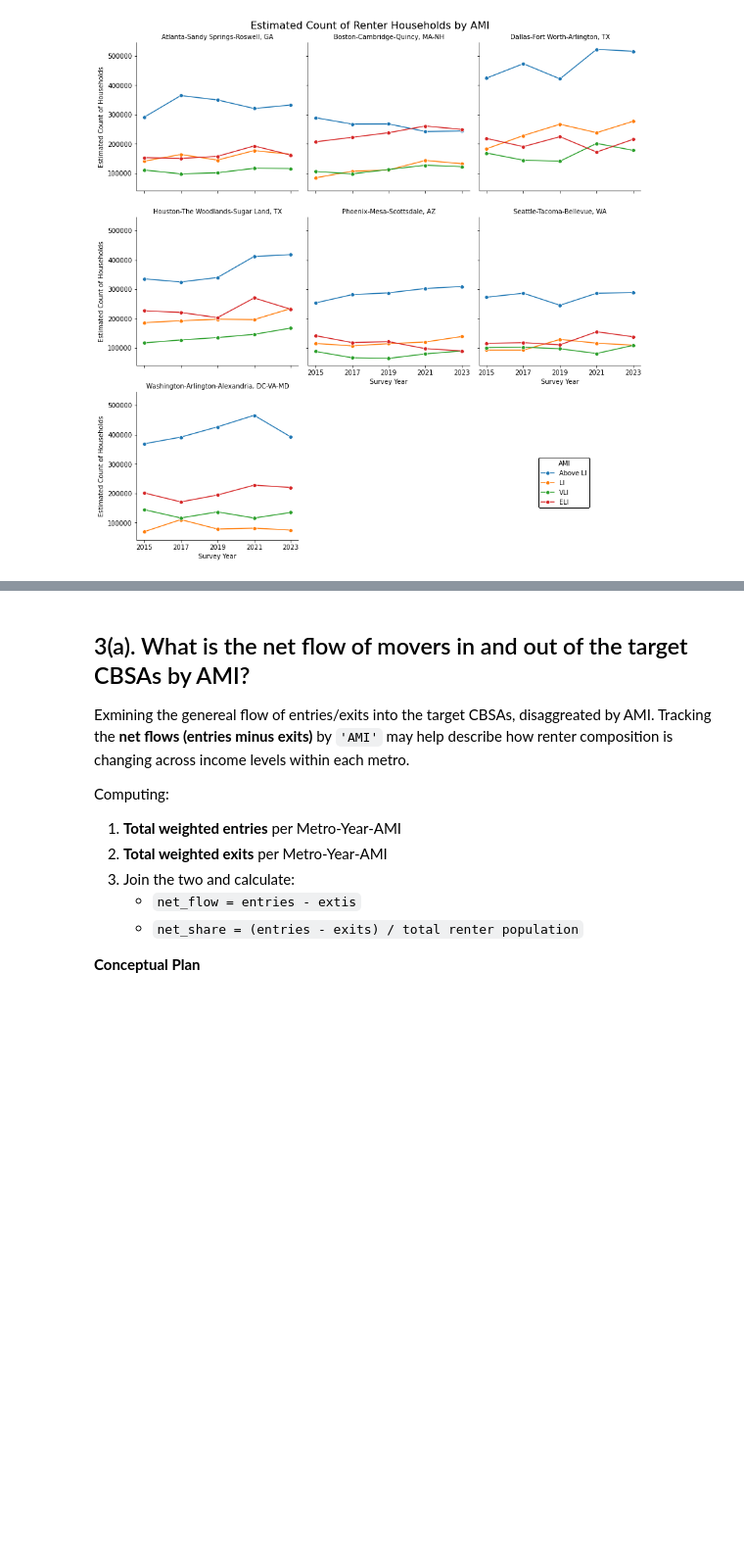
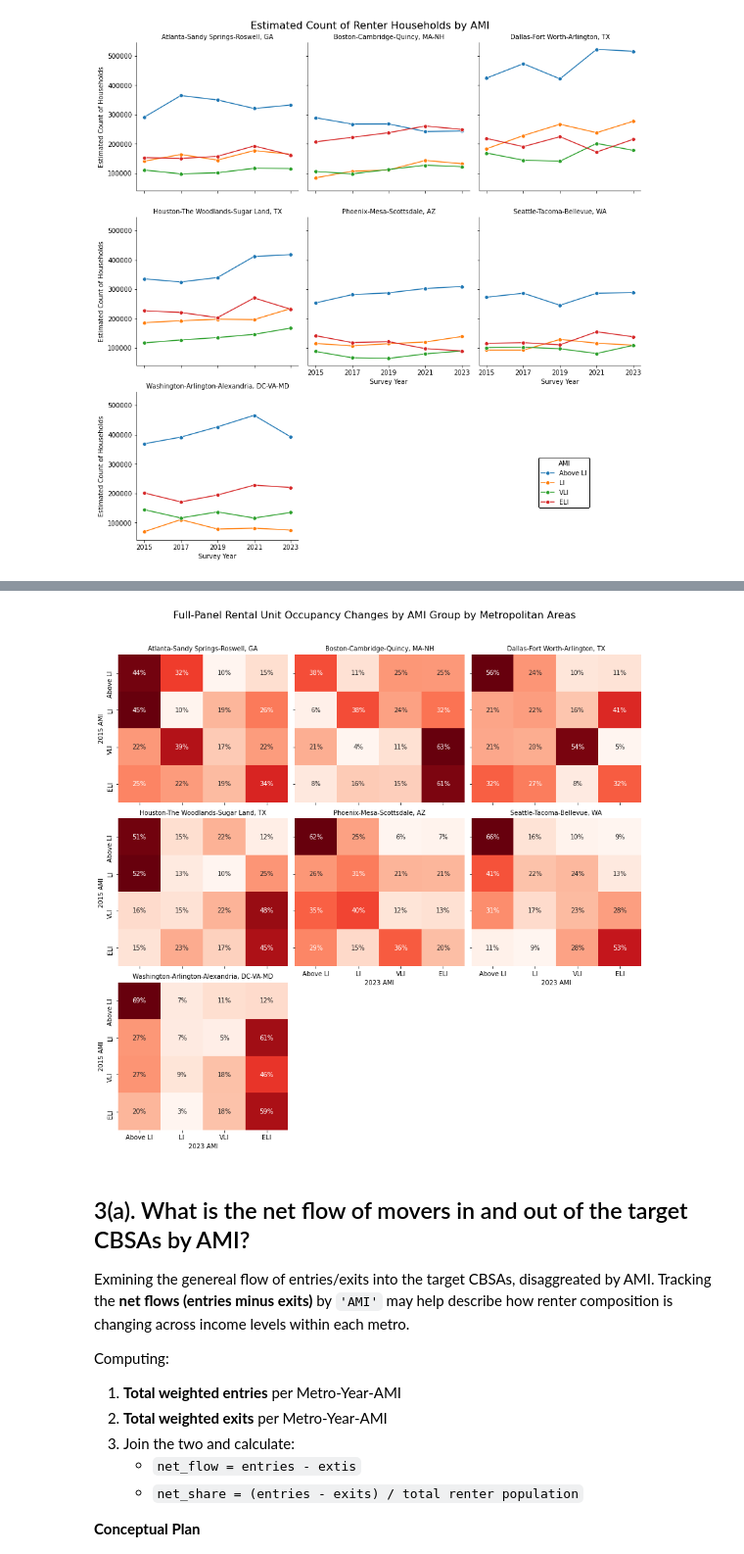
Before and after one commit to ZachMcrae-GT/ahs_analysis, a Jupyter notebook: notebooks/Analysis_Public.ipynb, the cells around one changed output, grey strips where cells are left out. Shown at 98% size. Drawn from its saved outputs; the diff is of its cells as text; code cells hidden in the pictures; blank space fills up the shorter version.

```diff
--- a/notebooks/Analysis_Public.ipynb
+++ b/notebooks/Analysis_Public.ipynb
@@ -524,3 +683,67 @@ plt.show()
+# %%
+#Metro-level transitions
+metro_transitions_full = (
+    stable_full
+    .groupby(['Metro', 'AMI_15', 'AMI_23'])['WEIGHT_23']
+    .sum()
+    .reset_index(name='weighted_count')
+)
+# %%
+#Calculate share within each (Metro, AMI_15) group
+metro_transitions_full['total'] = metro_transitions_full.groupby(['Metro', 'AMI_15'])['weighted_count'].transform('sum')
+metro_transitions_full['share'] = metro_transitions_full['weighted_count'] / metro_transitions_full['total']
+# %%
+#Ensure categorical AMI order
+metro_transitions_full['AMI_15'] = pd.Categorical(metro_transitions_full['AMI_15'], categories=ami_order, ordered=True)
+metro_transitions_full['AMI_23'] = pd.Categorical(metro_transitions_full['AMI_23'], categories=ami_order, ordered=True)
+# %%
+#Plot via Heatmap
+g = sns.FacetGrid(
+    metro_transitions_full,
+    col='Metro',
+    col_wrap=3,
+    height=4,
+    sharex=True,
+    sharey=True
+)
+
+def heatmap(data, **kwargs):
+    pivot = data.pivot(index='AMI_15', columns='AMI_23', values='share').fillna(0)
+    pivot = pivot.reindex(index=ami_order, columns=ami_order)
+    sns.heatmap(
+        pivot,
+        annot=True,
+        fmt='.0%',
+        cmap='Reds',
+        cbar=False,
+        **kwargs
+    )
+
+g.map_dataframe(heatmap)
+g.set_titles('{col_name}')
+
+#Manually assign axis labels only where needed
+for i, ax in enumerate(g.axes.flatten()):
+    if i not in [0, 1, 2, 3]:  #Only keep x-labels on lower row except col 1+2 top
+        ax.set_xlabel('2023 AMI')
+    else:
+        ax.set_xlabel('')
+
+    if i not in [1, 2, 4, 5]:  #Only keep y-labels on leftmost column
+        ax.set_ylabel('2015 AMI')
+    else:
+        ax.set_ylabel('')
+
+#Adjust spacing and add shared title
+g.fig.subplots_adjust(top=0.9)
+g.fig.suptitle("Full-Panel Rental Unit Occupancy Changes by AMI Group by Metropolitan Areas", fontsize=16)
+
+#Save and export image as png file
+#g.savefig('full_panel_rental_unit_change_ami_by_metro.png', dpi=300, bbox_inches='tight')
+
+plt.show()
+# %% [output]
+[figure, added]
 # %% [markdown]
 ## 3(a). What is the net flow of movers in and out of the target CBSAs by AMI?
 
```
Also changed, not shown: parts of 40 cells of this notebook.
